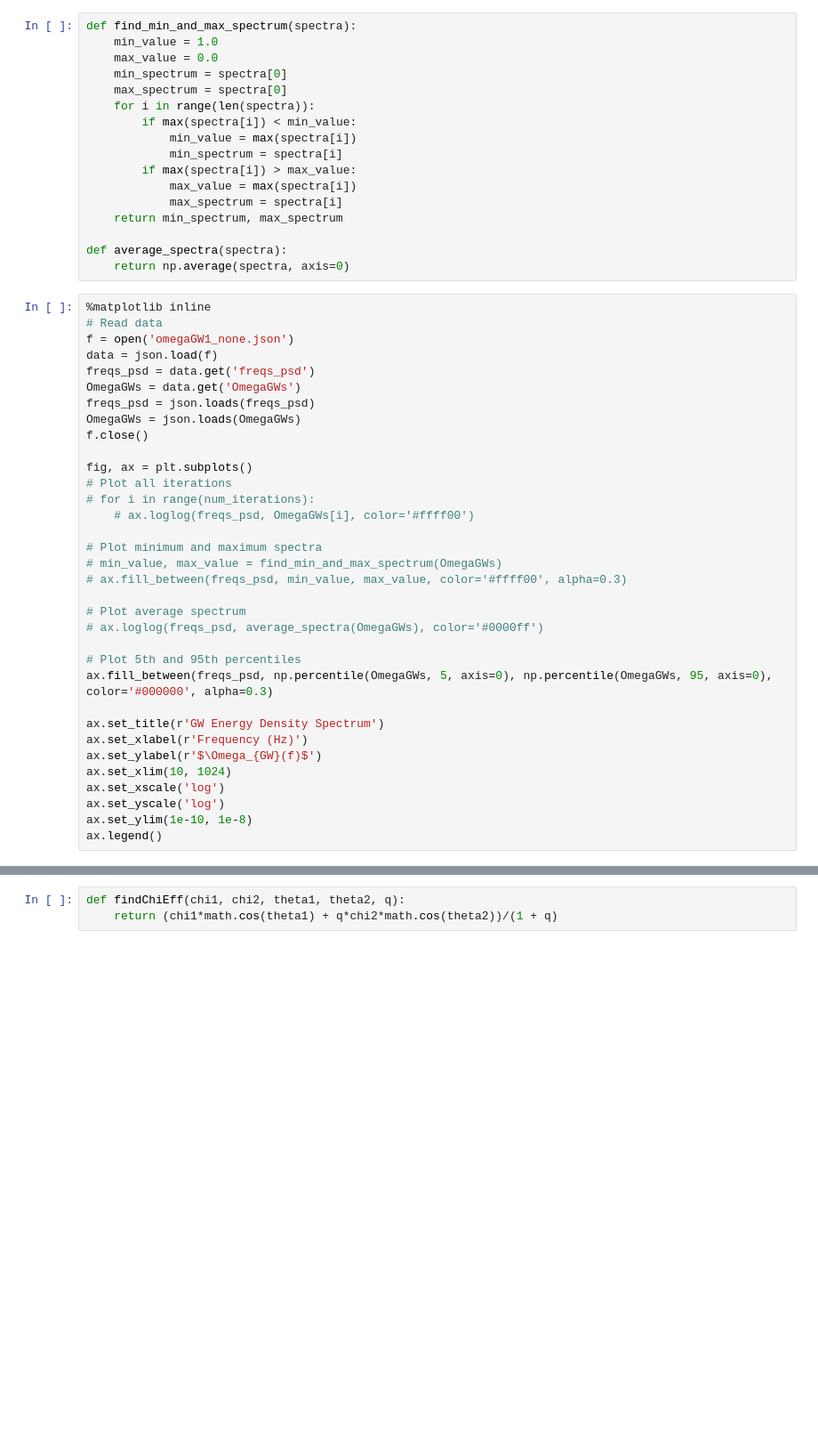
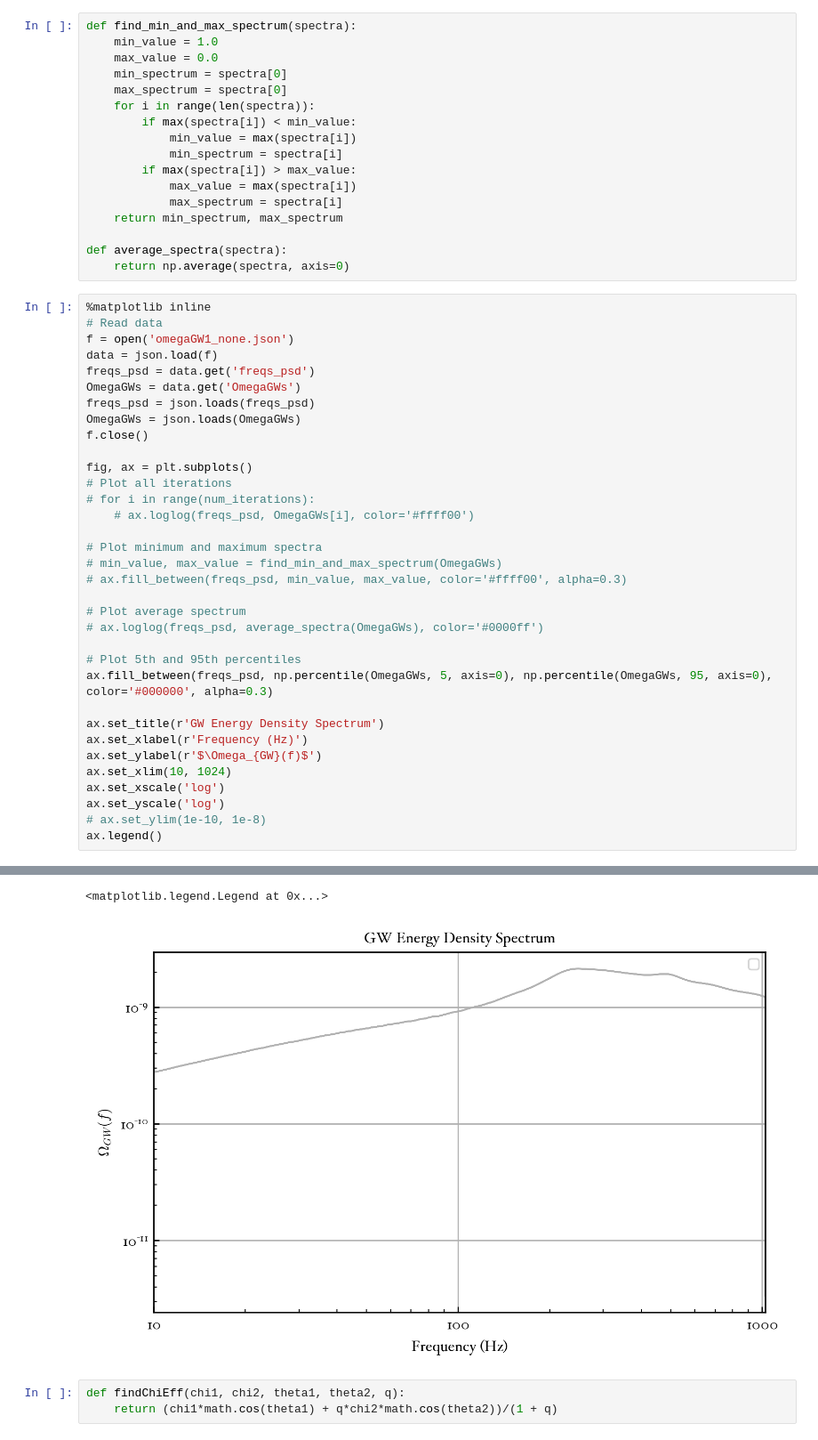
Before and after one commit to meyers-academic/astrophysical_gwb, a Jupyter notebook: notebooks/sgwb_calculation/spin_distributions.ipynb, the cells around one changed output, grey strips where cells are left out. Shown at 89% size. Saved outputs shown, nothing was run; the diff lists cells and outputs as text; blank space fills up the shorter version.

```diff
--- a/notebooks/sgwb_calculation/spin_distributions.ipynb
+++ b/notebooks/sgwb_calculation/spin_distributions.ipynb
@@ -472,5 +532,6 @@ ax.set_ylabel(r'$\Omega_{GW}(f)$')
 ax.set_xlim(10, 1024)
 ax.set_xscale('log')
 ax.set_yscale('log')
-ax.set_ylim(1e-10, 1e-8)
+# ax.set_ylim(1e-10, 1e-8)
 ax.legend()
+# %% [output]
@@ -477,3 +539,5 @@ ax.legend()
+<matplotlib.legend.Legend at 0x...>
+[figure, added]
 # %%
 def findChiEff(chi1, chi2, theta1, theta2, q):
     return (chi1*math.cos(theta1) + q*chi2*math.cos(theta2))/(1 + q)
```
Also changed, not shown: parts of 7 cells of this notebook, 1 other file.
